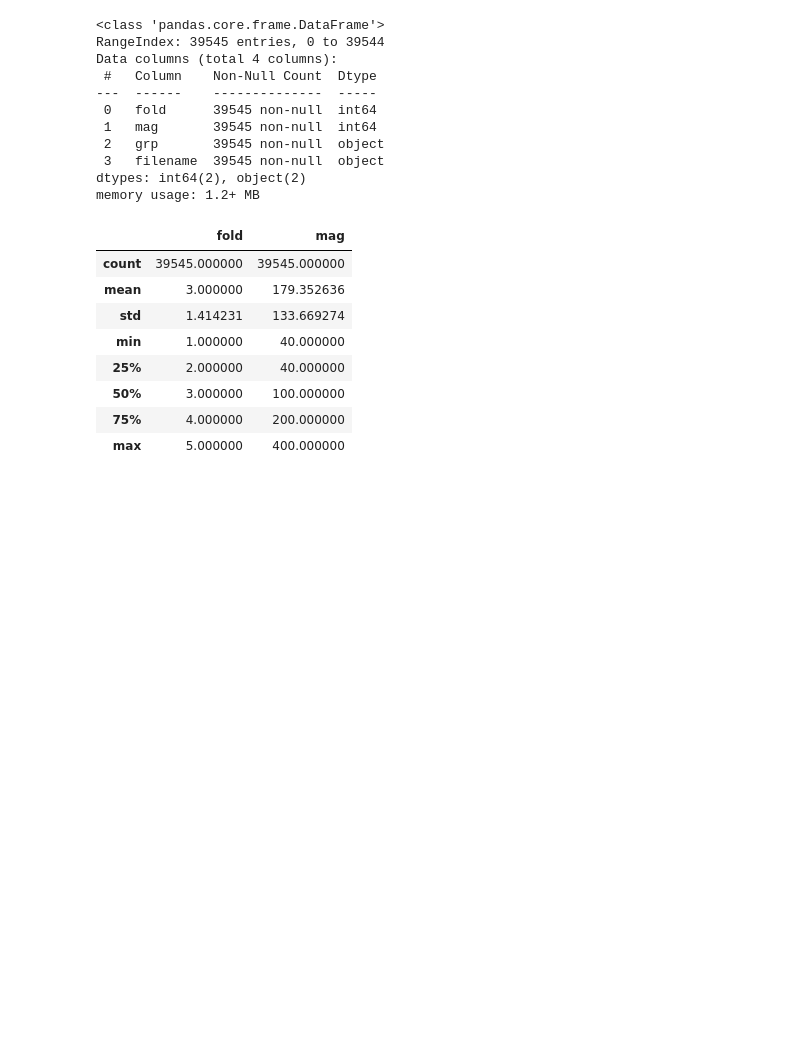
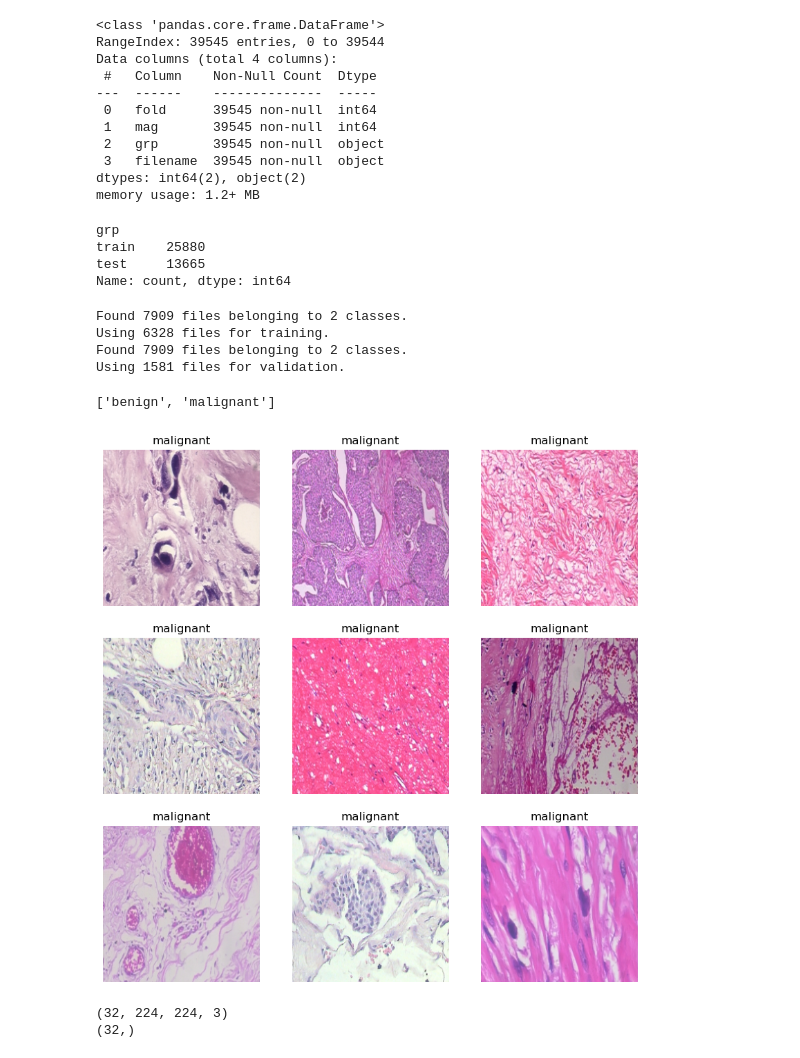
Before and after one commit to Amir-Mojtahedi/OncoVision, a Jupyter notebook: back-end/notebooks/cancer-image-dataset.ipynb, the cells around one changed output. Drawn from its saved outputs; the diff is of its cells as text; code cells hidden in the pictures; blank space fills up the shorter version.

Commit message:
Create a notebook that trains a CNN model for breast cancer classification

```diff
--- a/back-end/notebooks/cancer-image-dataset.ipynb
+++ b/back-end/notebooks/cancer-image-dataset.ipynb
@@ -28,15 +33,60 @@ Data columns (total 4 columns):
  3   filename  39545 non-null  object
 dtypes: int64(2), object(2)
 memory usage: 1.2+ MB
-# %%
-df.describe()  # Get a summary of the dataset
-# %% [output]
-|  | fold | mag |
-| count | 39545.000000 | 39545.000000 |
-| mean | 3.000000 | 179.352636 |
-| std | 1.414231 | 133.669274 |
-| min | 1.000000 | 40.000000 |
-| 25% | 2.000000 | 40.000000 |
-| 50% | 3.000000 | 100.000000 |
-| 75% | 4.000000 | 200.000000 |
-| max | 5.000000 | 400.000000 |
+# %%
+df["grp"].value_counts()  # Check the distribution of dataset types
+# %% [output]
+grp
+train    25880
+test     13665
+Name: count, dtype: int64
+# %%
+batch_size = 32
+img_height = 224
+img_width = 224
+
+train_ds = image_dataset_from_directory(
+    "../ai/dataset/train",
+    validation_split=0.2,
+    subset="training",
+    seed=123,
+    image_size=(img_height, img_width),
+    batch_size=batch_size,
+)
+
+validation_ds = image_dataset_from_directory(
+    "../ai/dataset/train",
+    validation_split=0.2,
+    subset="validation",
+    seed=123,
+    image_size=(img_height, img_width),
+    batch_size=batch_size,
+)
+# %% [output]
+Found 7909 files belonging to 2 classes.
+Using 6328 files for training.
+Found 7909 files belonging to 2 classes.
+Using 1581 files for validation.
+# %%
+class_names = train_ds.class_names
+class_names
+# %% [output]
+['benign', 'malignant']
+# %%
+plt.figure(figsize=(10, 10))
+for images, labels in train_ds.take(1):
+    for i in range(9):
+        ax = plt.subplot(3, 3, i + 1)
+        plt.imshow(images[i].numpy().astype("uint8"))
+        plt.title(train_ds.class_names[labels[i]])
+        plt.axis("off")
+# %% [output]
+[figure, added]
+# %%
+for image_batch, labels_batch in train_ds:
+  print(image_batch.shape)
+  print(labels_batch.shape)
+  break
+# %% [output]
+(32, 224, 224, 3)
+(32,)
```
Also changed, not shown: parts of 8 cells of this notebook.
